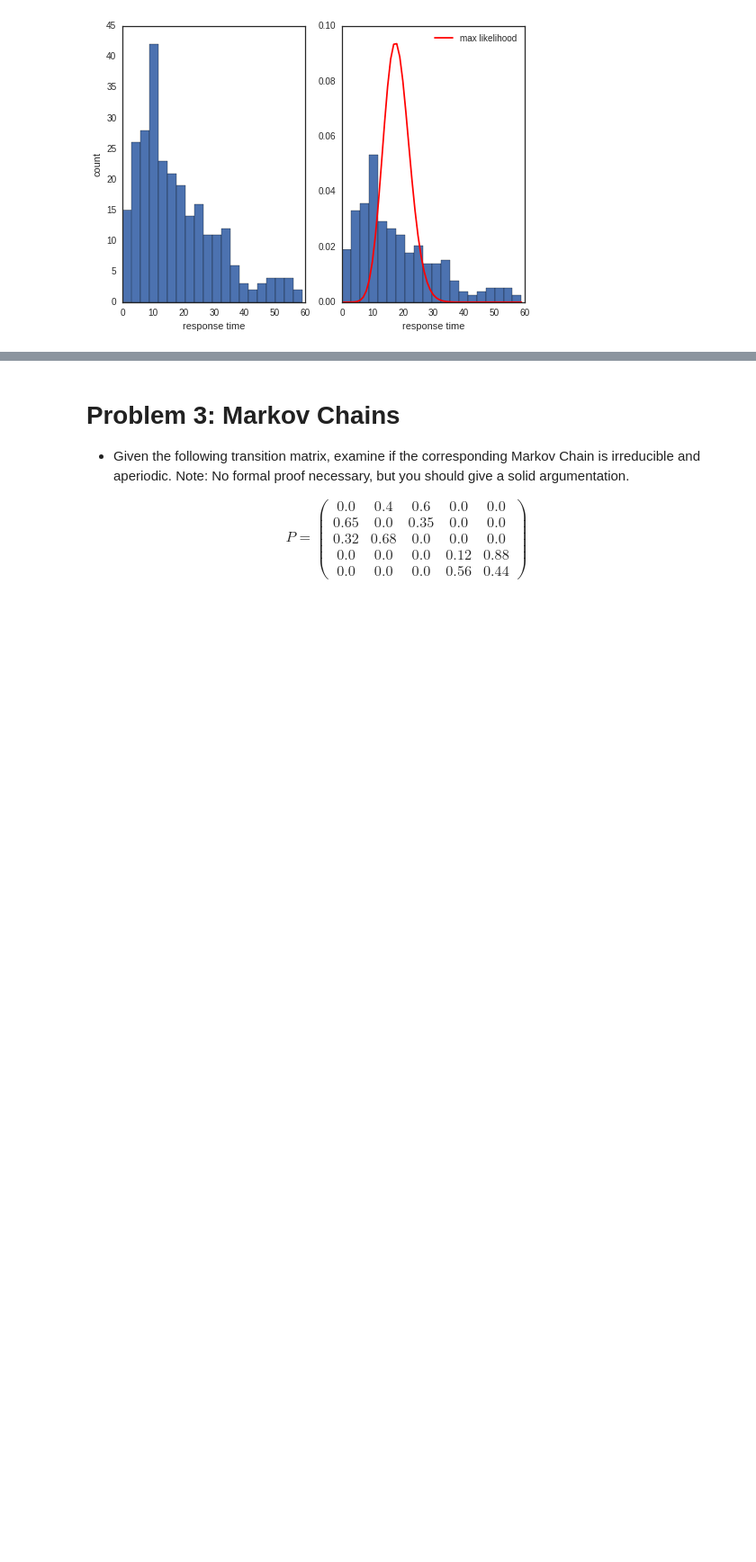
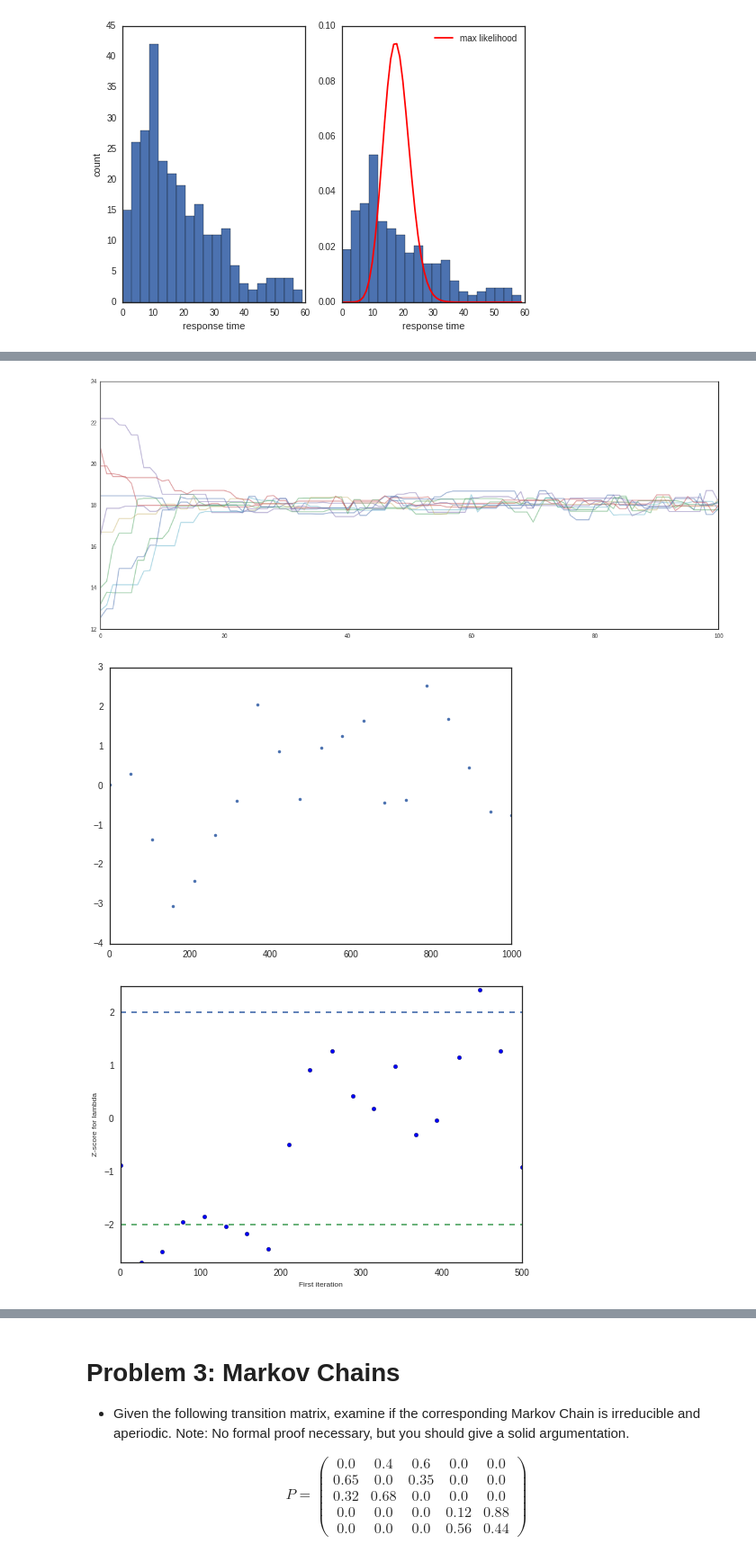
Before and after one commit to kevinchen1000/2016, a Jupyter notebook: Homework/AM207_yufengkevinchen_HW2.ipynb, the cells around one changed output, grey strips where cells are left out. Shown at 90% size. Saved outputs shown, nothing was run; the diff lists cells and outputs as text; code cells hidden in the pictures; blank space fills up the shorter version.

```diff
--- a/Homework/AM207_yufengkevinchen_HW2.ipynb
+++ b/Homework/AM207_yufengkevinchen_HW2.ipynb
@@ -327,0 +397,26 @@ if __name__ =="__main__":
+# %%
+#comparision of multiple chain
+plt.figure(figsize=[20,8])
+
+n_iter = 100;
+for i in range(10):
+    start_l = np.random.rand(1)* 10 + 12.5;
+    trace,acc = metropolis(n_iter,np.array(start_l),step_size,doPrint=False)
+    #print trace
+    plt.plot(trace[:,0],alpha=0.5)
+
+#geweke test Geweke(trace, intervals, length):
+num_interval = 20
+num_sample = 1000
+trace,acc = metropolis(num_sample,init_val,step_size,doPrint=False)
+z_score = Geweke(trace[:,0],num_interval,num_sample/num_interval)
+fig3= plt.figure()
+#plt.title('geweke convergence test')
+plt.plot(np.linspace(0,num_sample,num_interval),z_score,'.')
+#plt.ylabel()
+geweke_scores = pm.geweke(trace[:,0], first =0.1, last=0.5, intervals=num_interval)
+pm.Matplot.geweke_plot(geweke_scores, "lambda")
+# %% [output]
+[figure, added]
+[figure, added]
+[figure, added]
```
Also changed, not shown: parts of 14 cells of this notebook, 1 other file.
